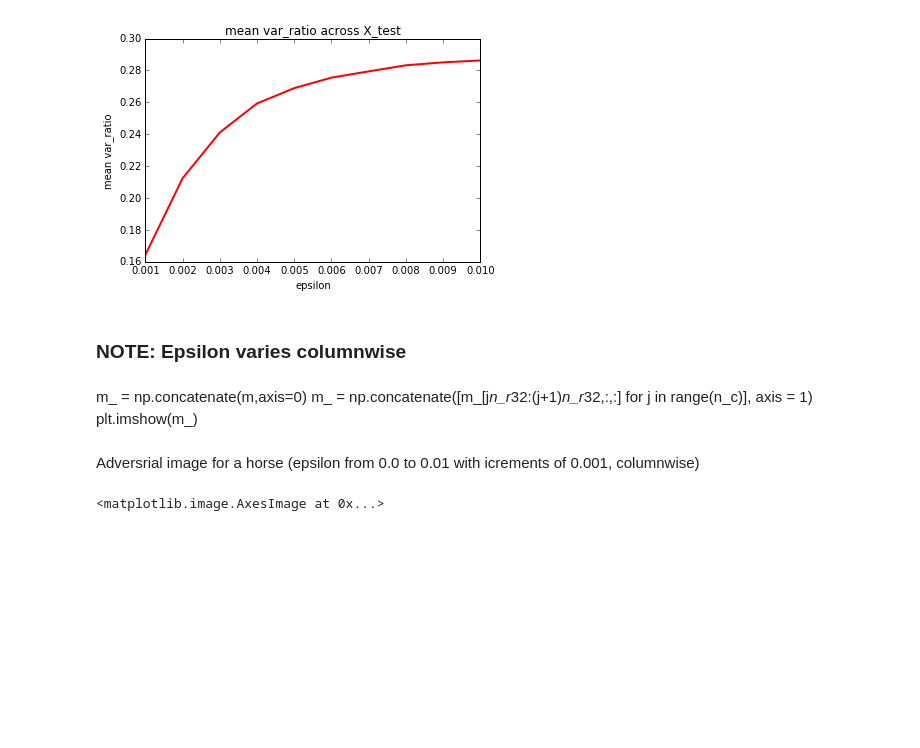
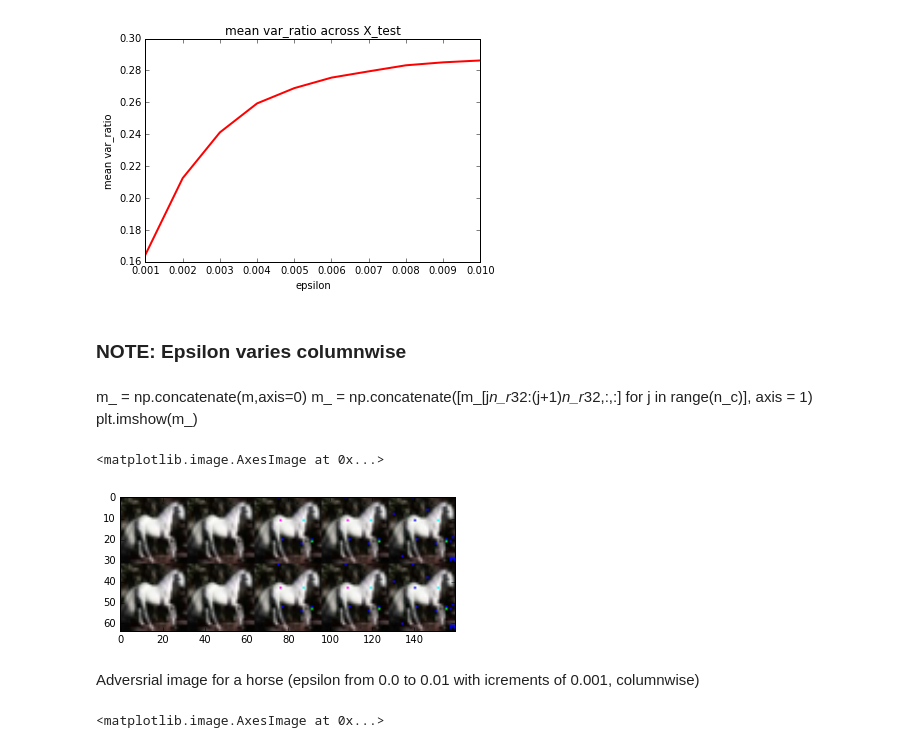
Before and after one commit to ambrishrawat/advflow, a Jupyter notebook: plots.ipynb, the cells around one changed output. Saved outputs shown, nothing was run; the diff lists cells and outputs as text; code cells hidden in the pictures; blank space fills up the shorter version.

Commit message:
added plots

```diff
--- a/plots.ipynb
+++ b/plots.ipynb
@@ -85,6 +85,13 @@ m_0 = np.concatenate([np.concatenate([m[0] for i in range(n_c)],axis=1) for j in
 m_ = np.concatenate(m,axis=0)
 m_ = np.concatenate([m_[j*n_r*32:(j+1)*n_r*32,:,:] for j in range(n_c)], axis = 1)
 plt.imshow(m_)
+# %%
+m_ = np.concatenate(m,axis=0)
+m_ = np.concatenate([m_[j*n_r*32:(j+1)*n_r*32,:,:] for j in range(n_c)], axis = 1)
+plt.imshow(m_)
+# %% [output]
+<matplotlib.image.AxesImage at 0x...>
+[figure, added]
 # %% [markdown]
 Adversrial image for a horse (epsilon from 0.0 to 0.01 with icrements of 0.001, columnwise)
 # %%
```
Also changed, not shown: 1 other file.
